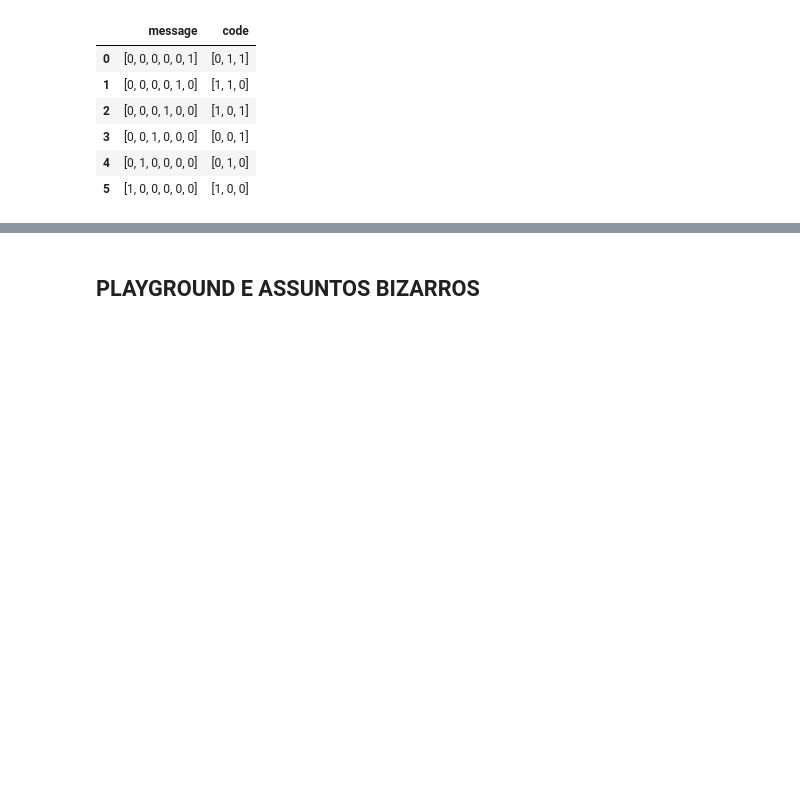
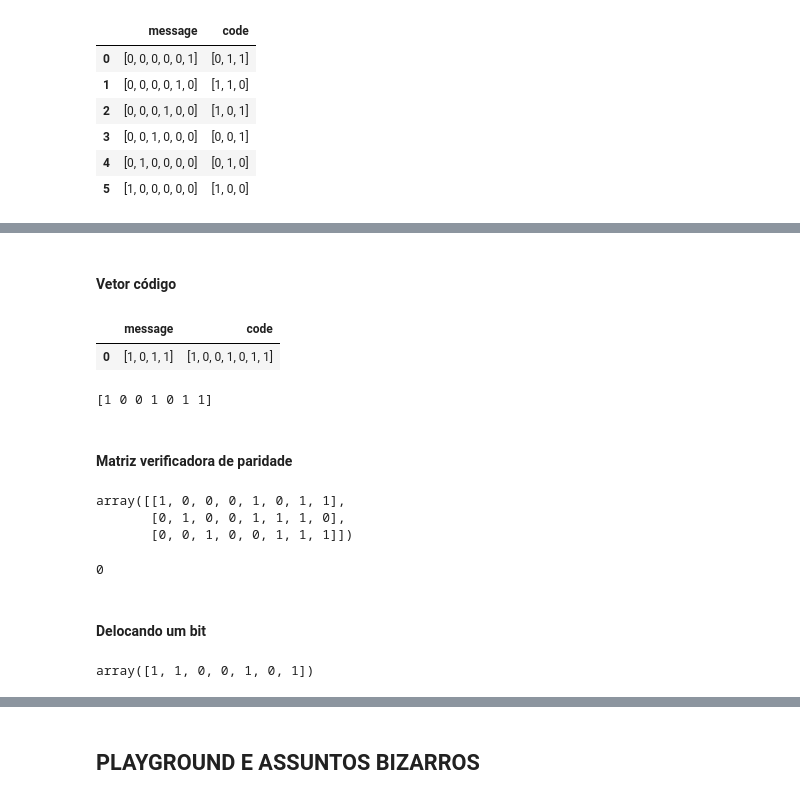
Before and after one commit to rodrigoms2004/inatel_pos_engenharia_telecom, a Jupyter notebook: Disciplinas/RT001_Introdução à Teoria da Informação Codificação de Fonte e Canal/RT001.ipynb, the cells around one changed output, grey strips where cells are left out. Saved outputs shown, nothing was run; the diff lists cells and outputs as text; code cells hidden in the pictures; blank space fills up the shorter version.

Commit message:
generateSistematicGandParity function fixed

```diff
--- a/Disciplinas/RT001_Introdução à Teoria da Informação Codificação de Fonte e Canal/RT001.ipynb
+++ b/Disciplinas/RT001_Introdução à Teoria da Informação Codificação de Fonte e Canal/RT001.ipynb
@@ -221,15 +221,16 @@ A matriz paridade tem dimensões k X n-2 ou 3x2
 # %% [markdown]
 ### Matriz sistemática e de Paridade
 # %%
-def generateSistematicGandParity(M_Identity, M_Combinations, n):
+def generateSistematicGandParity(M_Identity, M_Combinations, n, k):
     G_systematic_List = []
     parity_matrix_List = []
     for row_i in M_Identity:
         for comb in M_Combinations:
-            parity = comb[:n-2-1]
-            code_from_G = comb[n-2-1:]
+            parity = comb[:n-k]
+            code_from_G = comb[n-k:]
 
             if np.array_equal(row_i, code_from_G):
+
                 g_systematic = np.concatenate((parity, row_i))
 
                 G_systematic_List.append(g_systematic)
@@ -522,0 +597,17 @@ S
+# %%
+m = np.array([1, 0, 1, 1])
+
+G = np.array([
+    [1, 1, 0, 1, 0, 0, 0],
+    [0, 1, 1, 0, 1, 0, 0],
+    [0, 0, 1, 1, 0, 1, 0],
+    [0, 0, 0, 1, 1 ,0, 1]
+])
+
+k = np.size(G, axis=0)
+n = np.size(G, axis=1)
+I = np.identity(k, dtype=int) # matriz identidade
+
+print(f"Matriz geradora:\n{G}")
+print(f"\nk={k} linhas por n={n} colunas\n")
+print(f"Matriz identidade:\n{I}")
@@ -522,0 +630,5 @@ S
+# %%
+combs = generateCombinations(G)
+G_systematic, P_matrix = generateSistematicGandParity(I, combs, n, k)
+print(G_systematic, '\n')
+print(P_matrix)
@@ -522,0 +645,34 @@ S
+# %% [markdown]
+#### Vetor código
+# %%
+# c - m*G'
+code = gerarVetoresCodigo(G_systematic, np.array([m]))
+display(code)
+c = code.code.iloc[0]
+print(c)
+# %% [output]
+|  | message | code |
+| 0 | [1, 0, 1, 1] | [1, 0, 0, 1, 0, 1, 1] |
+[1 0 0 1 0 1 1]
+# %% [markdown]
+#### Matriz verificadora de paridade
+# %%
+H = gerarMatrizVerificadoraParidade(I, P_matrix)
+H
+# %% [output]
+array([[1, 0, 0, 0, 1, 0, 1, 1],
+       [0, 1, 0, 0, 1, 1, 1, 0],
+       [0, 0, 1, 0, 0, 1, 1, 1]])
+# %%
+# A sindrome é zero, não foi detectado um erro
+S = verificarOrtogonalidade(c, H)
+S
+# %% [output]
+0
+# %% [markdown]
+#### Delocando um bit
+# %%
+c1 = np.roll(c, 1)
+c1
+# %% [output]
+array([1, 1, 0, 0, 1, 0, 1])
```
Also changed, not shown: parts of 26 cells of this notebook.
